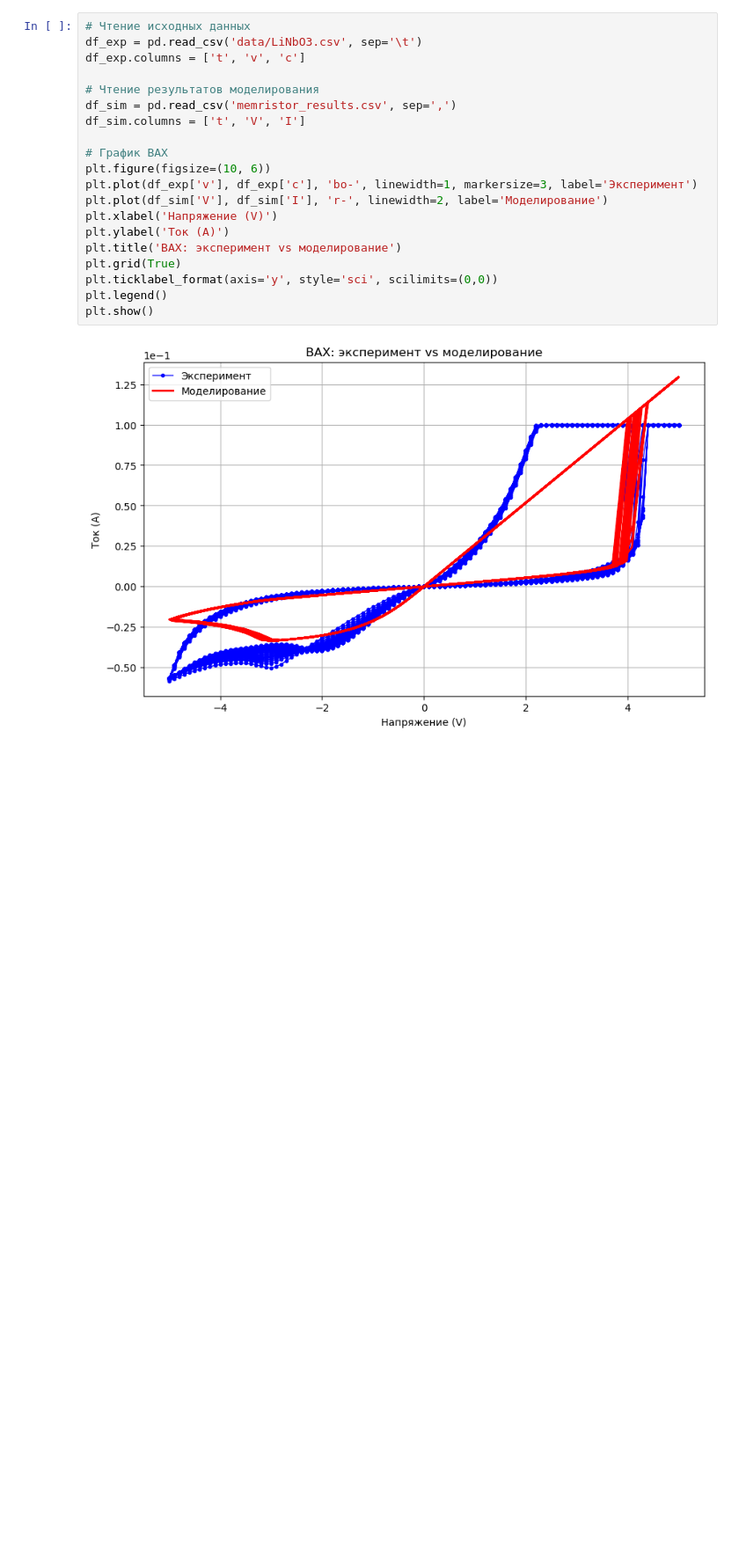
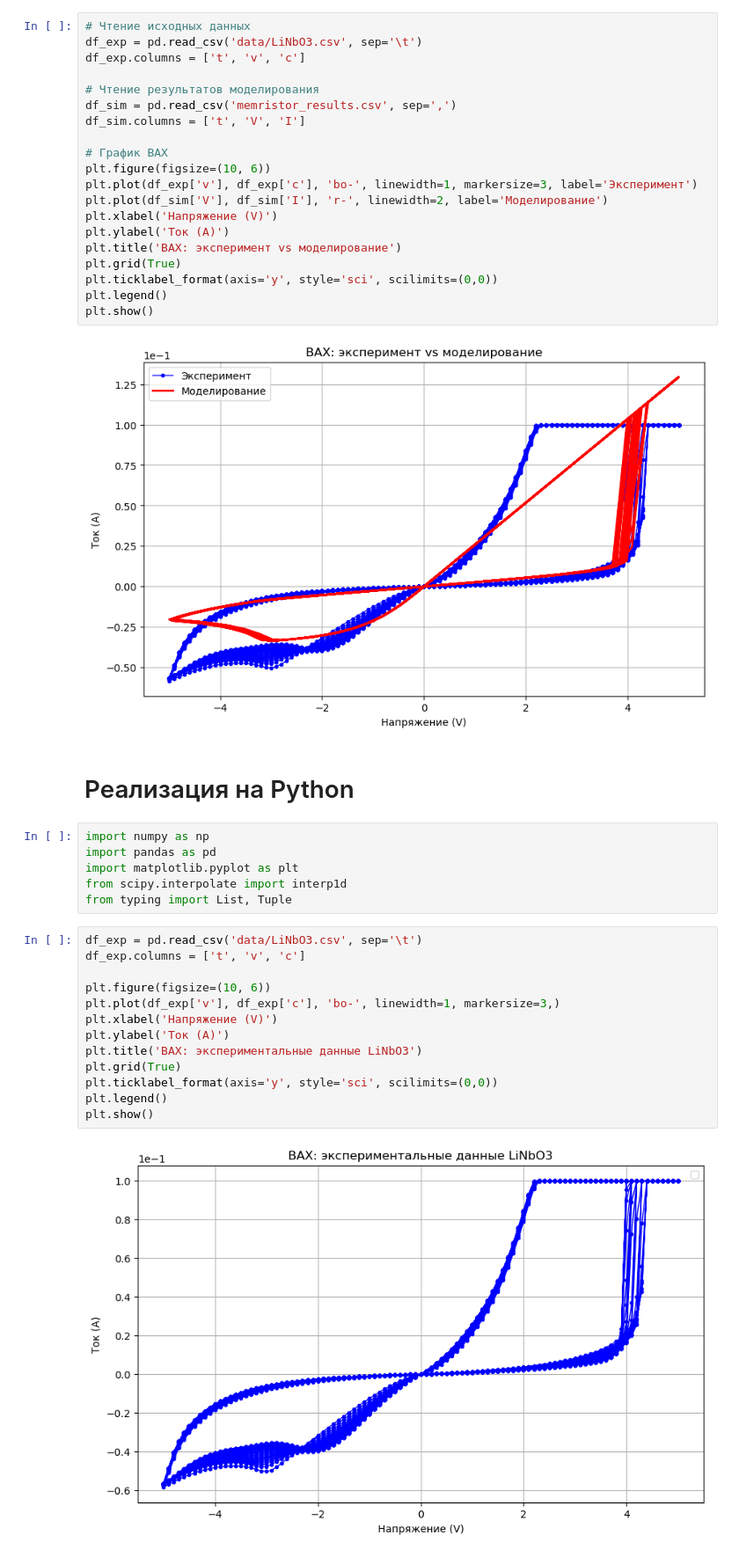
Before and after one commit to kazantseva2/neuromorphic-networks-2025, a Jupyter notebook: lab1/lab1.ipynb, the cells around one changed output. Shown at 88% size. Drawn from its saved outputs; the diff is of its cells as text; blank space fills up the shorter version.

```diff
--- a/lab1/lab1.ipynb
+++ b/lab1/lab1.ipynb
@@ -23,3 +23,26 @@ plt.legend()
 plt.show()
 # %% [output]
 [figure]
+# %% [markdown]
+# Реализация на Python
+# %%
+import numpy as np
+import pandas as pd
+import matplotlib.pyplot as plt
+from scipy.interpolate import interp1d
+from typing import List, Tuple
+# %%
+df_exp = pd.read_csv('data/LiNbO3.csv', sep='\t')
+df_exp.columns = ['t', 'v', 'c']
+
+plt.figure(figsize=(10, 6))
+plt.plot(df_exp['v'], df_exp['c'], 'bo-', linewidth=1, markersize=3,)
+plt.xlabel('Напряжение (V)')
+plt.ylabel('Ток (A)')
+plt.title('ВАХ: экспериментальные данные LiNbO3')
+plt.grid(True)
+plt.ticklabel_format(axis='y', style='sci', scilimits=(0,0))
+plt.legend()
+plt.show()
+# %% [output]
+[figure, added]
```
Also changed, not shown: parts of 18 cells of this notebook, 1 other file.
